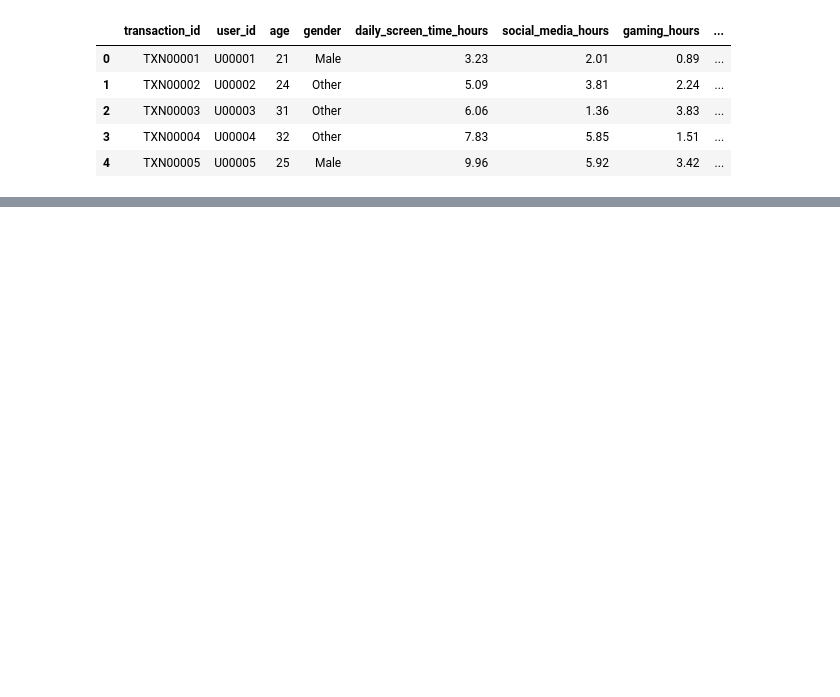
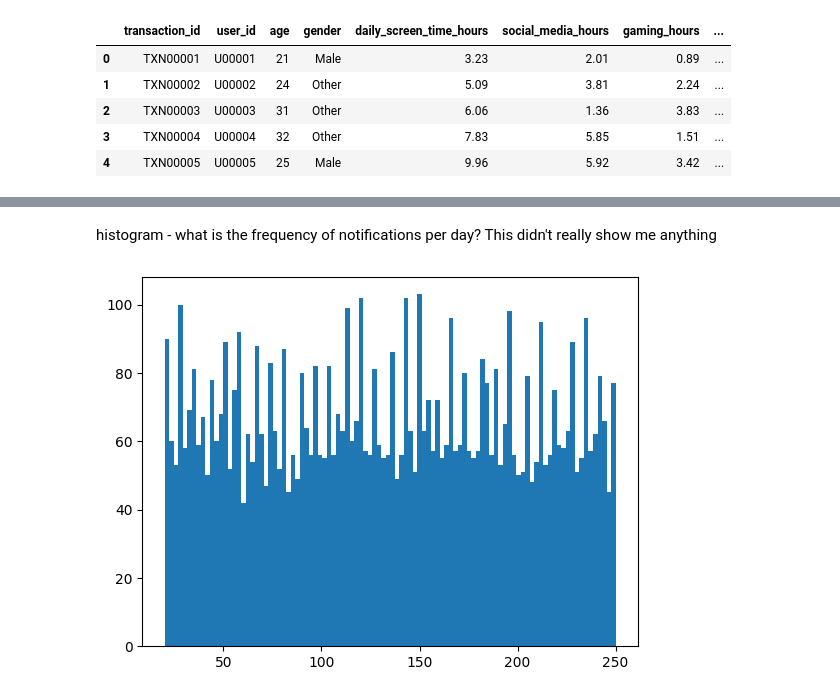
Before and after one commit to BugBananaLiver/Smartphone_Addiction_Analysis, a Jupyter notebook: Data_Cleanup.ipynb, the cells around one changed output, grey strips where cells are left out. Saved outputs shown, nothing was run; the diff lists cells and outputs as text; code cells hidden in the pictures; blank space fills up the shorter version.

```diff
--- a/Data_Cleanup.ipynb
+++ b/Data_Cleanup.ipynb
@@ -12,0 +253,7 @@ df.head()
+# %% [markdown]
+histogram - what is the frequency of notifications per day? This didn't really show me anything
+# %%
+plt.hist(df['notifications_per_day'], bins=100)
+plt.show()
+# %% [output]
+[figure, added]
```
Also changed, not shown: parts of 29 cells of this notebook.
